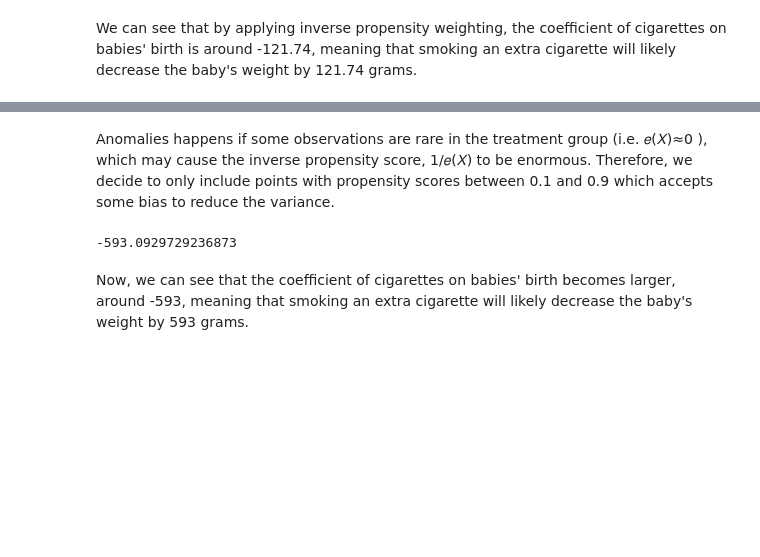
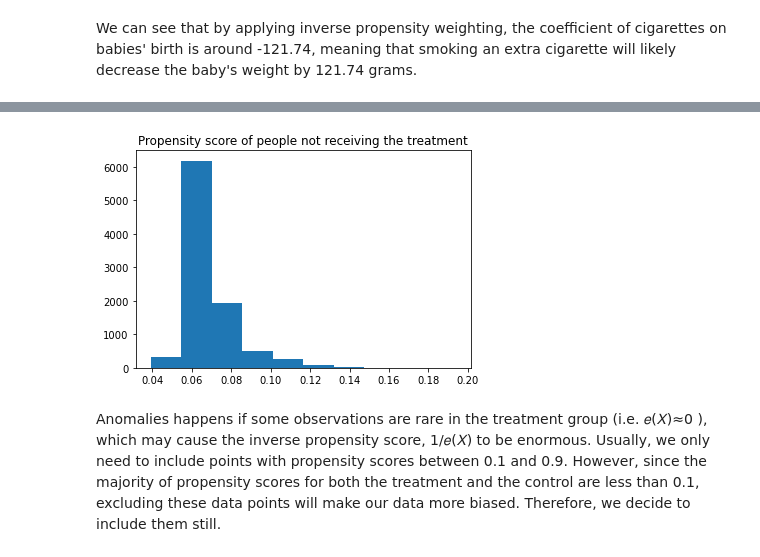
Before and after one commit to WenhaoP/Data102-Fa22-Proj, a Jupyter notebook: causal_inference.ipynb, the cells around one changed output, grey strips where cells are left out. Saved outputs shown, nothing was run; the diff lists cells and outputs as text; code cells hidden in the pictures; blank space fills up the shorter version.

```diff
--- a/causal_inference.ipynb
+++ b/causal_inference.ipynb
@@ -248,11 +246,7 @@ We can see that by applying inverse propensity weighting, the coefficient of cig
+# %%
+plt.hist(birth[birth['CIG_True'] == 0]['pscore']);
+plt.title("Propensity score of people not receiving the treatment");
+# %% [output]
+[figure, added]
 # %% [markdown]
-Anomalies happens if some observations are rare in the treatment group (i.e.  𝑒(𝑋)≈0 ), which may cause the inverse propensity score,  1/𝑒(𝑋)  to be enormous. Therefore, we decide to only include points with propensity scores between 0.1 and 0.9 which accepts some bias to reduce the variance.
+Anomalies happens if some observations are rare in the treatment group (i.e.  𝑒(𝑋)≈0 ), which may cause the inverse propensity score,  1/𝑒(𝑋)  to be enormous. Usually, we only need to include points with propensity scores between 0.1 and 0.9. However, since the majority of propensity scores for both the treatment and the control are less than 0.1, excluding these data points will make our data more biased. Therefore, we decide to include them still.
-# %%
-birth_new = birth[(birth['pscore'] > 0.1) & (birth['pscore'] < 0.9)]
-n = len(birth_new)
-trimmed_ipw = np.sum(birth_new[birth_new["CIG_True"] == 1].DBWT / birth_new[birth_new["CIG_True"] == 1].pscore)/n - np.sum(birth_new[birth_new["CIG_True"] == 0].DBWT / (1 - birth_new[birth_new["CIG_True"] == 0].pscore))/n
-trimmed_ipw
-# %% [output]
--593.0929729236873
-# %% [markdown]
-Now, we can see that the coefficient of cigarettes on babies' birth becomes larger, around -593, meaning that smoking an extra cigarette will likely decrease the baby's weight by 593 grams.
```
Also changed, not shown: parts of 14 cells of this notebook.
